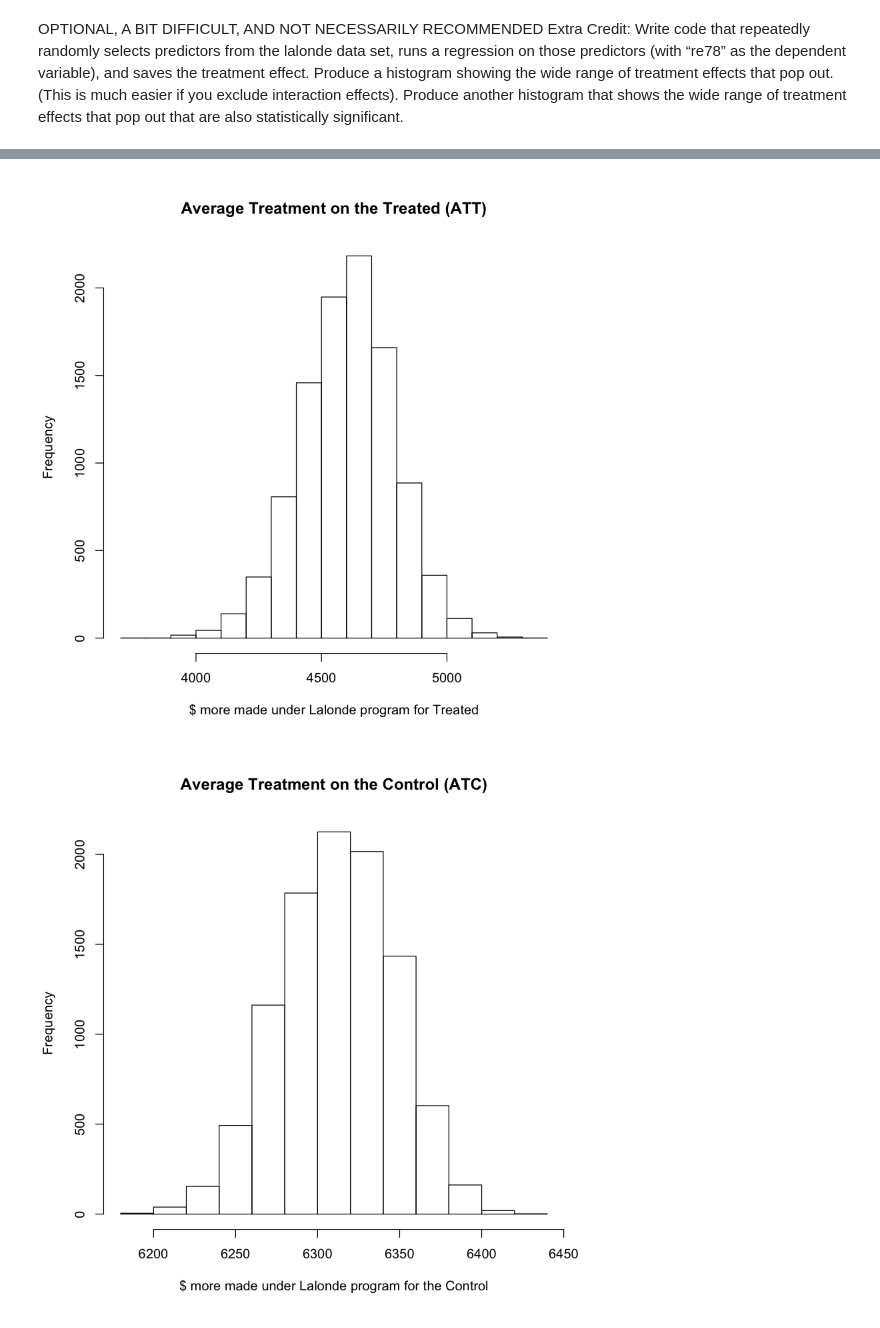
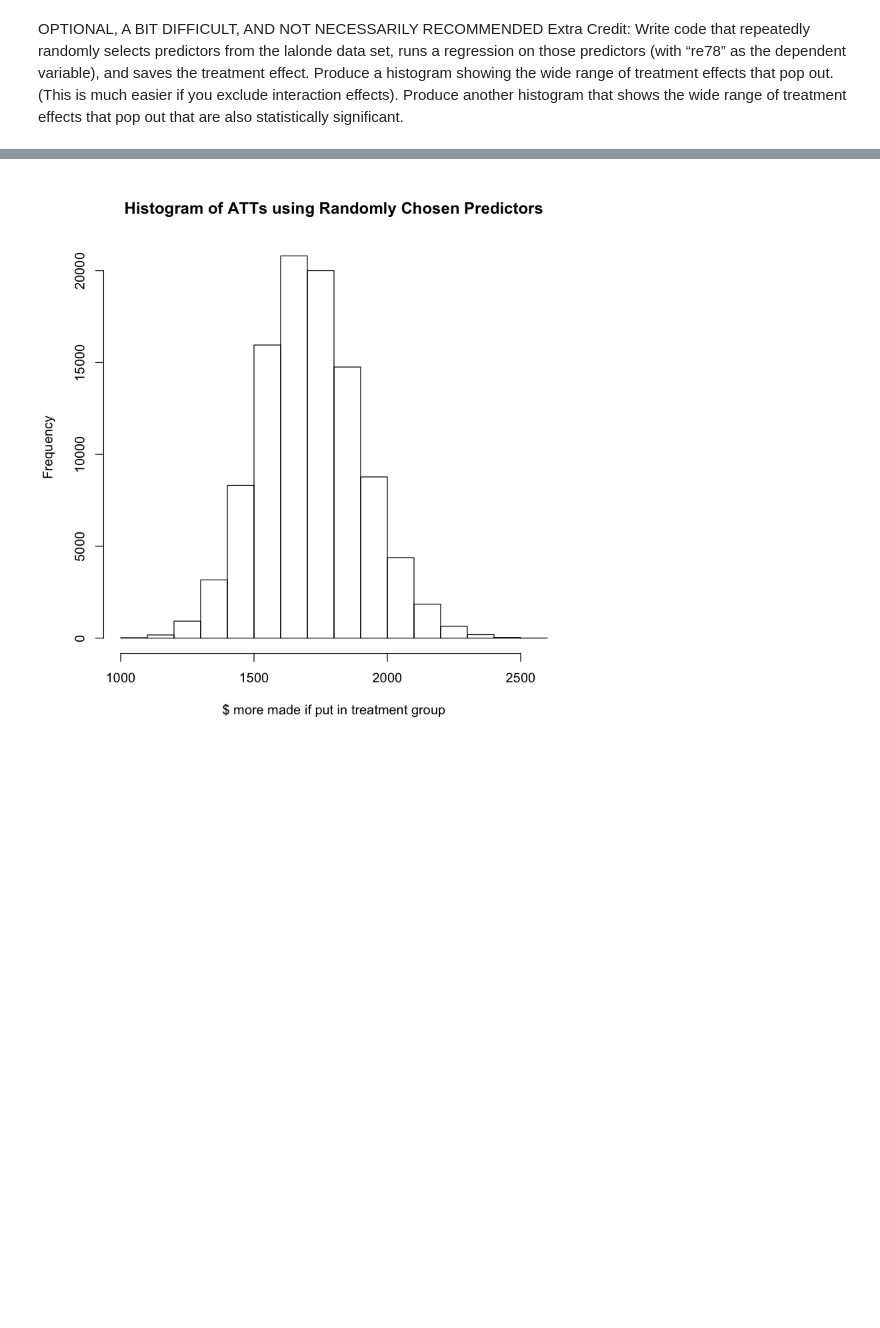
Before and after one commit to thetruejacob/CS112, a Jupyter notebook: Assignment/Assignment 2.ipynb, the cells around one changed output, grey strips where cells are left out. Saved outputs shown, nothing was run; the diff lists cells and outputs as text; code cells hidden in the pictures; blank space fills up the shorter version.

```diff
--- a/Assignment/Assignment 2.ipynb
+++ b/Assignment/Assignment 2.ipynb
@@ -188,3 +208,18 @@ legend("topright", legend =c("Control", "Treatment"), col = c("blue", "red"), lt
 # %% [markdown]
 OPTIONAL, A BIT DIFFICULT, AND NOT NECESSARILY RECOMMENDED Extra Credit:
 	Write code that repeatedly randomly selects predictors from the lalonde data set, runs a regression on those predictors (with “re78” as the dependent variable), and saves the treatment effect.  Produce a histogram showing the wide range of treatment effects that pop out. (This is much easier if you exclude interaction effects). Produce another histogram that shows the wide range of treatment effects that pop out that are also statistically significant.
+# %%
+library(GetoptLong)
+
+x = matrix(, nrow = 100000, ncol = 2)
+
+for (i in 1:nrow(x)){
+    predictors = paste(sample(names(lalonde[,-c(9,12)]), sample(2:9, 1)), collapse = "+")
+    lm.fit = eval(parse(text = qq("lm(re78 ~ @{predictors} + treat, data = lalonde)")))
+    x[i,] = summary(lm.fit)$coef['treat', c(1,4)]
+}
+all.equal(x[,1], x[x[,2] < 0.05, 1])
+hist(x[,1], main = "Histogram of ATEs from Randomly-Generated Regressions",
+    xlab = "ATE Estimate")
+hist(x[x[,2] < 0.05, 1], main = "Histogram of Significant ATEs from Randomly-Generated Regressions",
+    xlab = "ATE Estimate")
@@ -191,20 +230,19 @@ OPTIONAL, A BIT DIFFICULT, AND NOT NECESSARILY RECOMMENDED Extra Credit:
 # %%
 library(GetoptLong); library(MatchIt); library(Zelig)
 
-x = matrix(, nrow = 10000, ncol = 3); nearest = "nearest"; control = "control"; treat = "treat"; ls = "ls";
+x = matrix(, nrow = 100000, ncol = 3); nearest = "nearest"; control = "control"; treat = "treat"; ls = "ls";
+
 
 for (i in 1:nrow(x)){
     predictors = paste(sample(names(lalonde[,-c(9,12)]), sample(2:9, 1)), collapse = "+")
     m.out = eval(parse(text = qq("matchit(treat ~ @{predictors}, method = @{nearest}, discard = @{control}, data = lalonde)")))
     z.out = eval(parse(text = qq("zelig(re78 ~ treat + @{predictors}, data = match.data(m.out), cite = FALSE, model = @{ls})")))
     x.out = setx(z.out, treat = 0); x.out1 = setx(z.out, treat = 1)
     s.out = sim(z.out, x = x.out, x1 = x.out1)
     x[i,] = c(mean(unlist(s.out[["sim.out"]][["x1"]][["fd"]])),
-              mean(unlist(s.out[["sim.out"]][["x"]][["ev"]])), mean(unlist(s.out[["sim.out"]][["x1"]][["ev"]])))}
+              mean(unlist(s.out[["sim.out"]][["x"]][["ev"]])),
+              mean(unlist(s.out[["sim.out"]][["x1"]][["ev"]])))}
 
-hist(x[,2], main = "Average Treatment on the Treated (ATT)", xlab = "$ more made under Lalonde program for Treated")
-hist(x[,3], main = "Average Treatment on the Control (ATC)", xlab = "$ more made under Lalonde program for the Control")
-hist(x[,1], main = "First Differences", xlab = "$ more made for Treated if neither received treatment")
+hist(x[,1], main = "Histogram of ATTs using Randomly Chosen Predictors", xlab = "$ more made if put in treatment group")
 # %% [output]
-[figure, old version]
+[figure, new version]
-[figure, removed]
```
Also changed, not shown: parts of 10 cells of this notebook, 17 other files.
